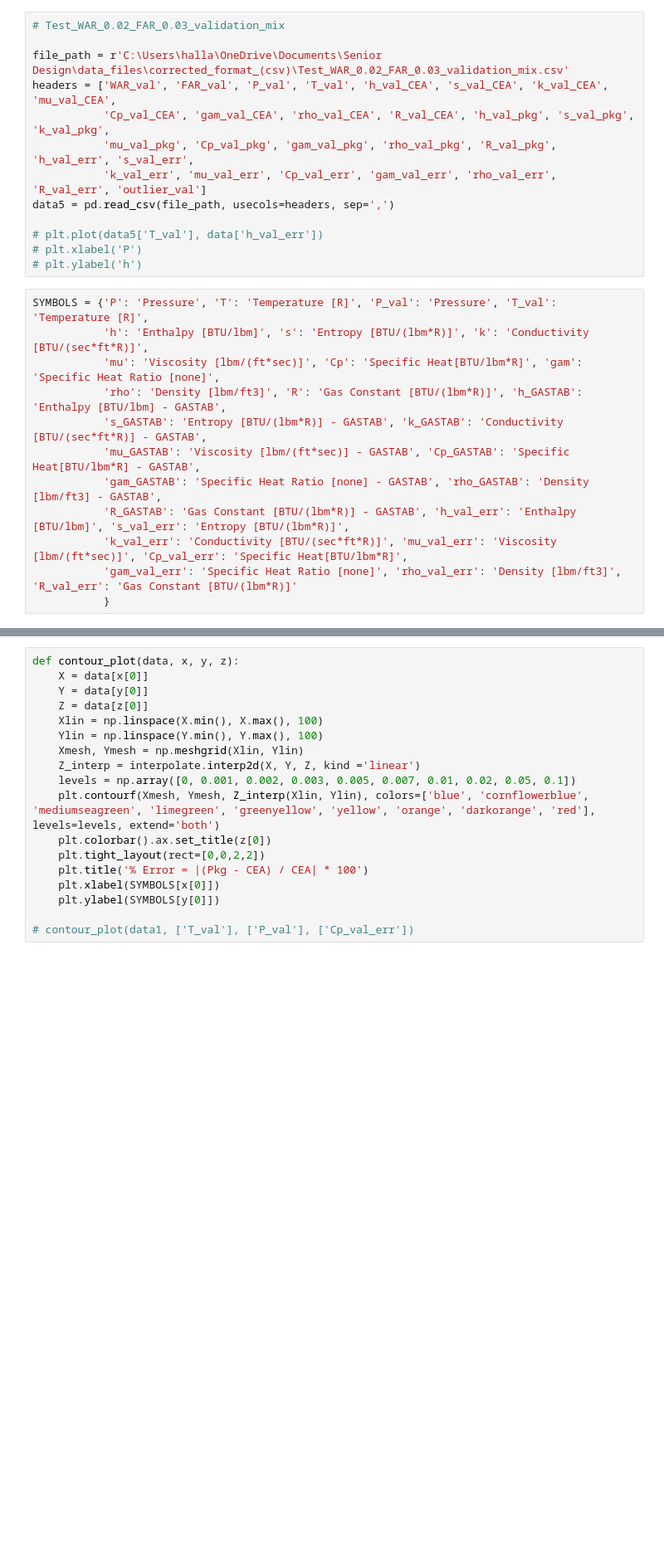
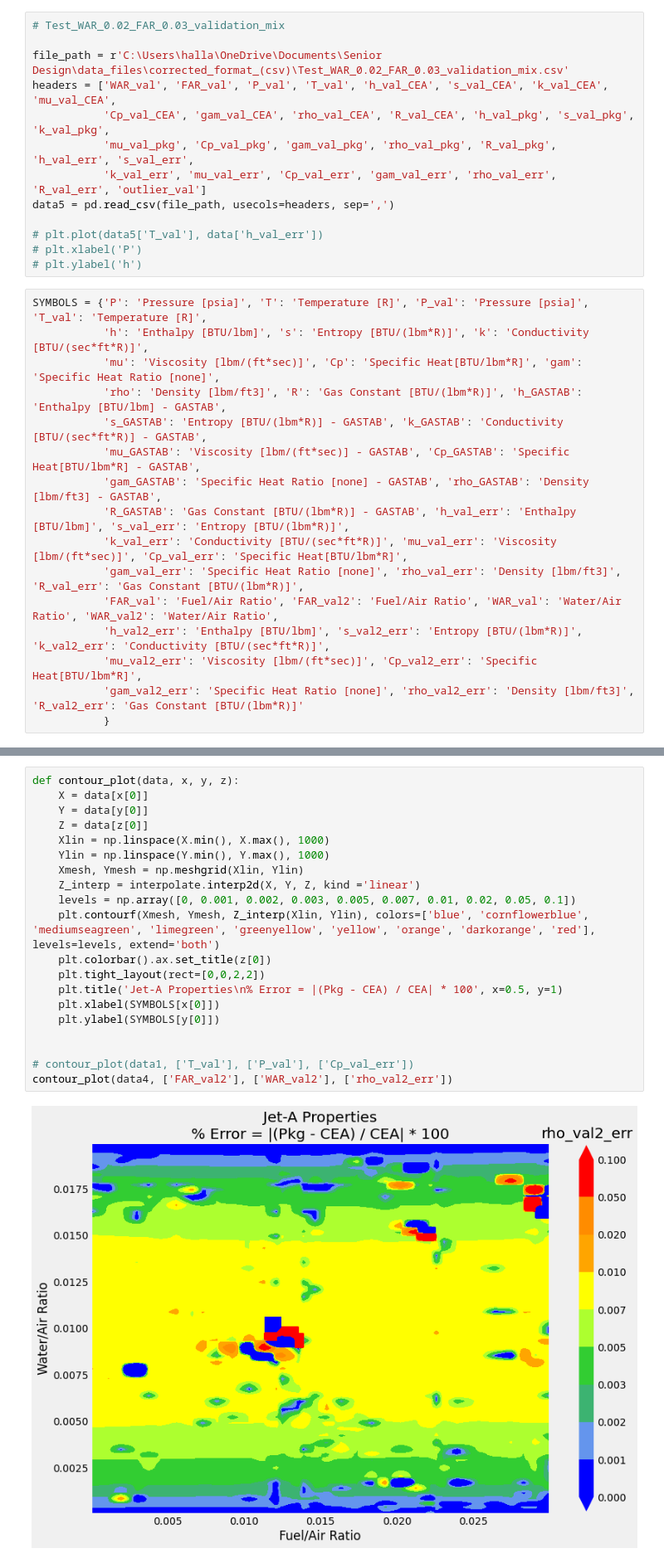
Before and after one commit to hallaali/property_validation_tool, a Jupyter notebook: csv_file_reader.ipynb, the cells around one changed output, grey strips where cells are left out. Shown at 83% size. Cells and saved outputs as stored; diff of their text form; blank space fills up the shorter version.

```diff
--- a/csv_file_reader.ipynb
+++ b/csv_file_reader.ipynb
@@ -69,7 +69,7 @@ data5 = pd.read_csv(file_path, usecols=headers, sep=',')
 # plt.xlabel('P')
 # plt.ylabel('h')
 # %%
-SYMBOLS = {'P': 'Pressure', 'T': 'Temperature [R]', 'P_val': 'Pressure', 'T_val': 'Temperature [R]',
+SYMBOLS = {'P': 'Pressure [psia]', 'T': 'Temperature [R]', 'P_val': 'Pressure [psia]', 'T_val': 'Temperature [R]',
            'h': 'Enthalpy [BTU/lbm]', 's': 'Entropy [BTU/(lbm*R)]', 'k': 'Conductivity [BTU/(sec*ft*R)]',
            'mu': 'Viscosity [lbm/(ft*sec)]', 'Cp': 'Specific Heat[BTU/lbm*R]', 'gam': 'Specific Heat Ratio [none]',
            'rho': 'Density [lbm/ft3]', 'R': 'Gas Constant [BTU/(lbm*R)]', 'h_GASTAB': 'Enthalpy [BTU/lbm] - GASTAB',
@@ -78,7 +78,11 @@ SYMBOLS = {'P': 'Pressure', 'T': 'Temperature [R]', 'P_val': 'Pressure', 'T_val'
            'gam_GASTAB': 'Specific Heat Ratio [none] - GASTAB', 'rho_GASTAB': 'Density [lbm/ft3] - GASTAB',
            'R_GASTAB': 'Gas Constant [BTU/(lbm*R)] - GASTAB', 'h_val_err': 'Enthalpy [BTU/lbm]', 's_val_err': 'Entropy [BTU/(lbm*R)]',
            'k_val_err': 'Conductivity [BTU/(sec*ft*R)]', 'mu_val_err': 'Viscosity [lbm/(ft*sec)]', 'Cp_val_err': 'Specific Heat[BTU/lbm*R]',
-           'gam_val_err': 'Specific Heat Ratio [none]', 'rho_val_err': 'Density [lbm/ft3]', 'R_val_err': 'Gas Constant [BTU/(lbm*R)]'
+           'gam_val_err': 'Specific Heat Ratio [none]', 'rho_val_err': 'Density [lbm/ft3]', 'R_val_err': 'Gas Constant [BTU/(lbm*R)]',
+           'FAR_val': 'Fuel/Air Ratio', 'FAR_val2': 'Fuel/Air Ratio', 'WAR_val': 'Water/Air Ratio', 'WAR_val2': 'Water/Air Ratio',
+           'h_val2_err': 'Enthalpy [BTU/lbm]', 's_val2_err': 'Entropy [BTU/(lbm*R)]', 'k_val2_err': 'Conductivity [BTU/(sec*ft*R)]',
+           'mu_val2_err': 'Viscosity [lbm/(ft*sec)]', 'Cp_val2_err': 'Specific Heat[BTU/lbm*R]',
+           'gam_val2_err': 'Specific Heat Ratio [none]', 'rho_val2_err': 'Density [lbm/ft3]', 'R_val2_err': 'Gas Constant [BTU/(lbm*R)]'
            }
 # %%
 
@@ -134,18 +142,22 @@ def plot_pressure_lines(data, xdata, ydata, title = None, xlabel = None, ylabel
 # %%
 def contour_plot(data, x, y, z):
     X = data[x[0]]
     Y = data[y[0]]
     Z = data[z[0]]
-    Xlin = np.linspace(X.min(), X.max(), 100)
-    Ylin = np.linspace(Y.min(), Y.max(), 100)
+    Xlin = np.linspace(X.min(), X.max(), 1000)
+    Ylin = np.linspace(Y.min(), Y.max(), 1000)
     Xmesh, Ymesh = np.meshgrid(Xlin, Ylin)
     Z_interp = interpolate.interp2d(X, Y, Z, kind ='linear')
     levels = np.array([0, 0.001, 0.002, 0.003, 0.005, 0.007, 0.01, 0.02, 0.05, 0.1])
     plt.contourf(Xmesh, Ymesh, Z_interp(Xlin, Ylin), colors=['blue', 'cornflowerblue', 'mediumseagreen', 'limegreen', 'greenyellow', 'yellow', 'orange', 'darkorange', 'red'], levels=levels, extend='both')
     plt.colorbar().ax.set_title(z[0])
     plt.tight_layout(rect=[0,0,2,2])
-    plt.title('% Error = |(Pkg - CEA) / CEA| * 100')
+    plt.title('Jet-A Properties\n% Error = |(Pkg - CEA) / CEA| * 100', x=0.5, y=1)
     plt.xlabel(SYMBOLS[x[0]])
     plt.ylabel(SYMBOLS[y[0]])
 
+
 # contour_plot(data1, ['T_val'], ['P_val'], ['Cp_val_err'])
+contour_plot(data4, ['FAR_val2'], ['WAR_val2'], ['rho_val2_err'])
+# %% [output]
+[figure, added]
```
Also changed, not shown: parts of 1 cell of this notebook, 10 other files.
